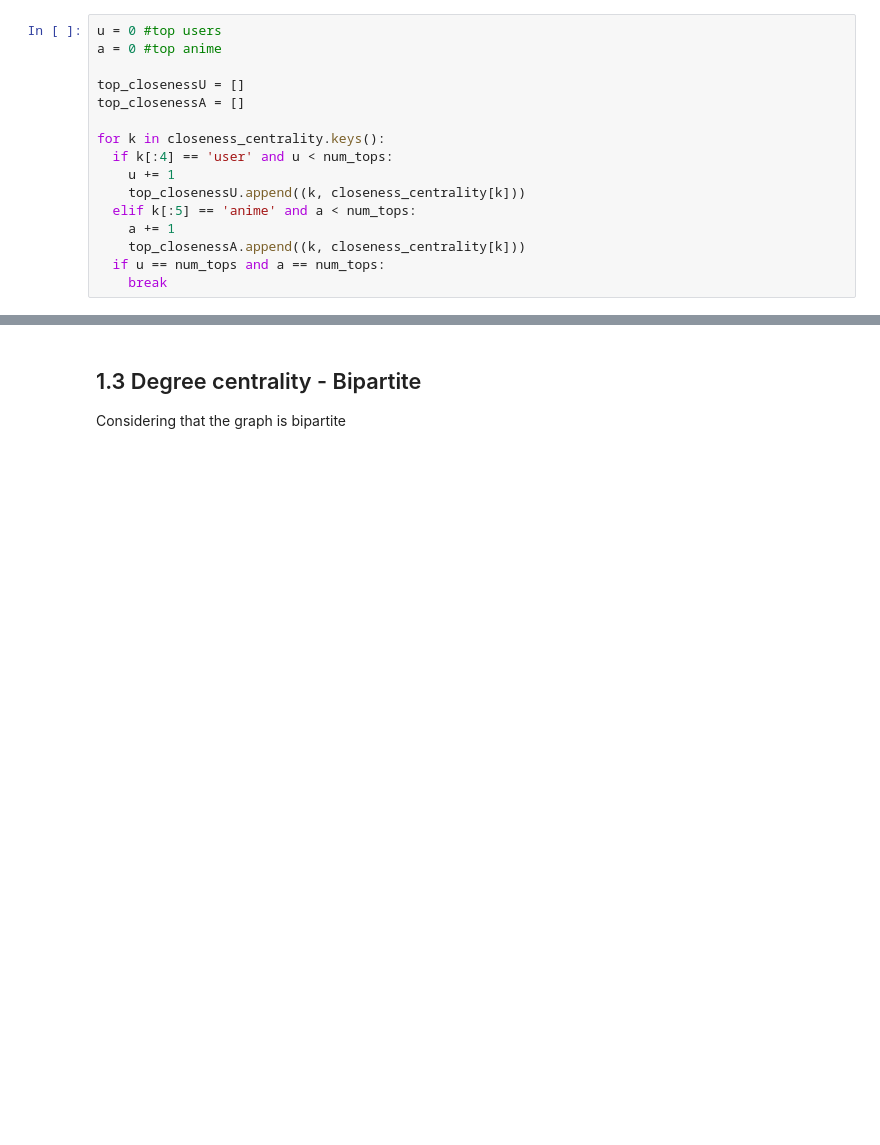
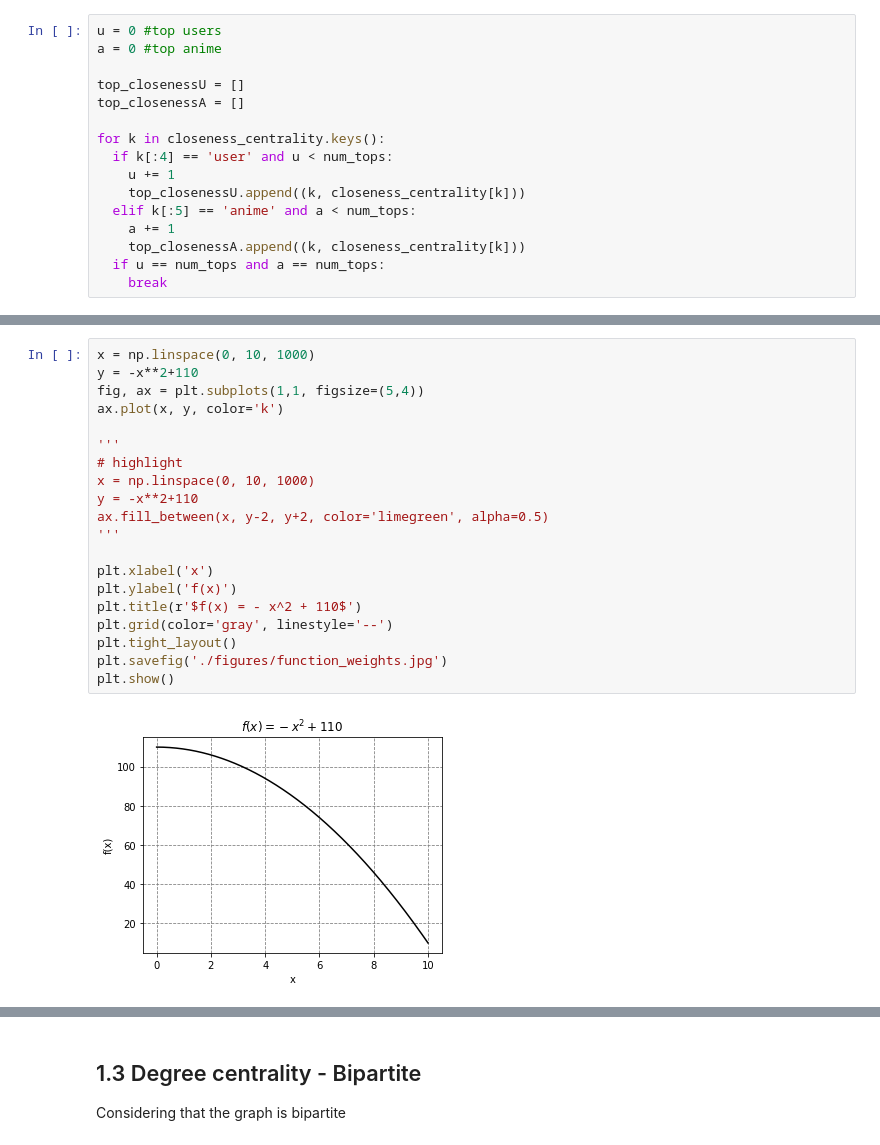
Before and after one commit to chguizz/graph_based_recommendation_system, a Jupyter notebook: GraphCentralities.ipynb, the cells around one changed output, grey strips where cells are left out. Drawn from its saved outputs; the diff is of its cells as text; blank space fills up the shorter version.

```diff
--- a/GraphCentralities.ipynb
+++ b/GraphCentralities.ipynb
@@ -287,0 +325,22 @@ for k in closeness_centrality.keys():
+# %%
+x = np.linspace(0, 10, 1000)
+y = -x**2+110
+fig, ax = plt.subplots(1,1, figsize=(5,4))
+ax.plot(x, y, color='k')
+
+'''
+# highlight
+x = np.linspace(0, 10, 1000)
+y = -x**2+110
+ax.fill_between(x, y-2, y+2, color='limegreen', alpha=0.5)
+'''
+
+plt.xlabel('x')
+plt.ylabel('f(x)')
+plt.title(r'$f(x) = - x^2 + 110$')
+plt.grid(color='gray', linestyle='--')
+plt.tight_layout()
+plt.savefig('./figures/function_weights.jpg')
+plt.show()
+# %% [output]
+[figure, added]
```
Also changed, not shown: parts of 27 cells of this notebook, 6 other files.
